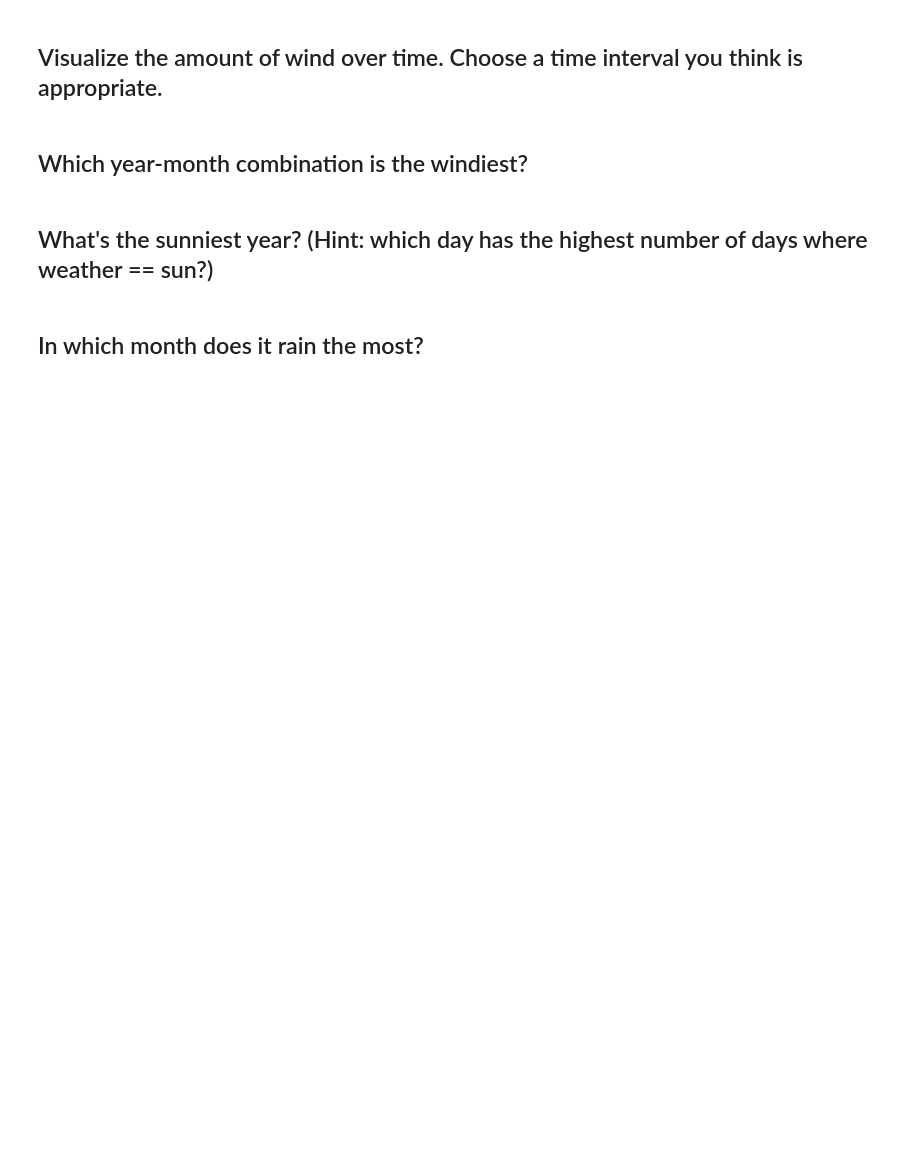
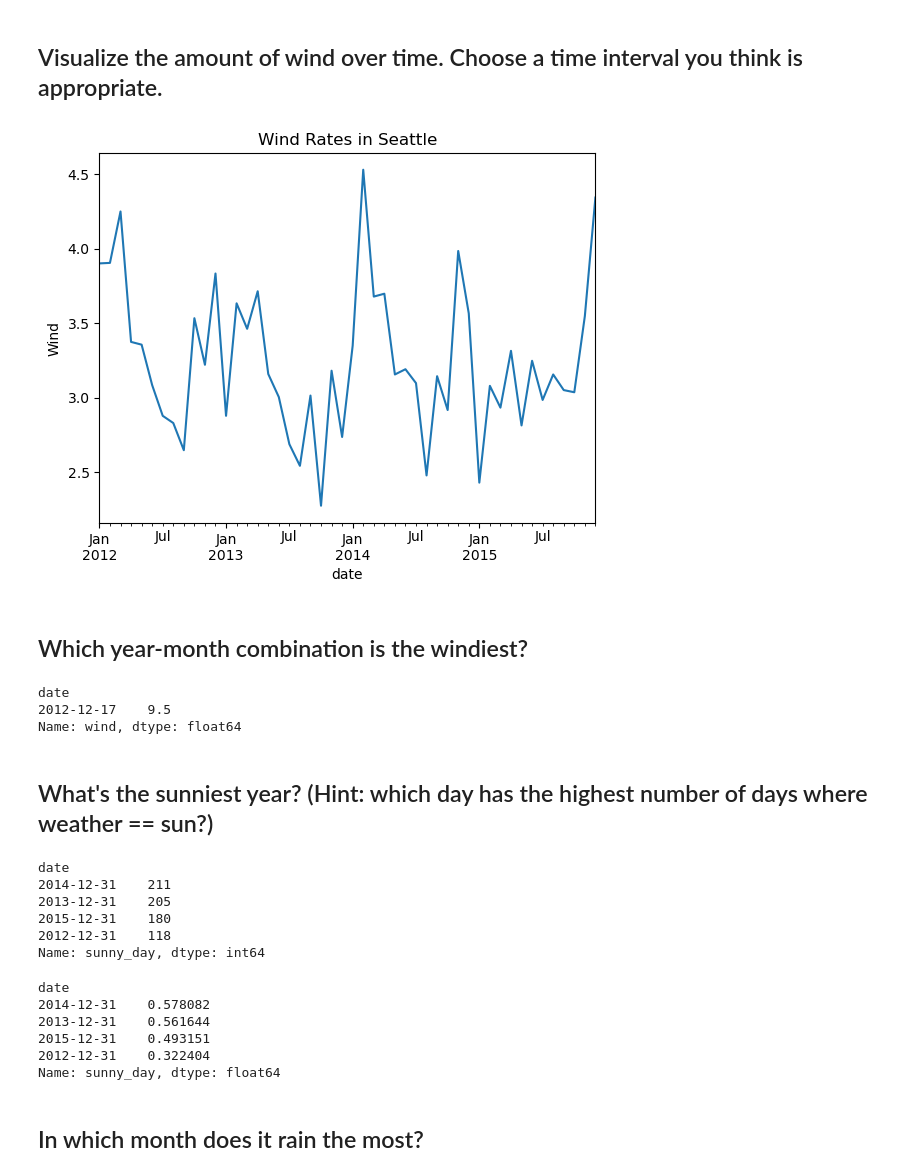
Before and after one commit to EstebanHernandez0/time-series, a Jupyter notebook: datetime_exercises.ipynb, the cells around one changed output. Drawn from its saved outputs; the diff is of its cells as text; code cells hidden in the pictures; blank space fills up the shorter version.

```diff
--- a/datetime_exercises.ipynb
+++ b/datetime_exercises.ipynb
@@ -143,6 +226,19 @@ Freq: A-DEC, Name: precipitation, dtype: object
 # %% [markdown]
 ## Visualize the amount of wind over time. Choose a time interval you think is appropriate.
+# %%
+df.wind.resample('M').mean().plot()
+plt.title('Wind Rates in Seattle')
+plt.ylabel('Wind')
+plt.show()
+# %% [output]
+[figure, added]
 # %% [markdown]
 ## Which year-month combination is the windiest?
+# %%
+df.wind.sort_values(ascending=False).head(1)
+# %% [output]
+date
+2012-12-17    9.5
+Name: wind, dtype: float64
 # %% [markdown]
 ## What's the sunniest year? (Hint: which day has the highest number of days where weather == sun?)
@@ -149,2 +247,20 @@ Freq: A-DEC, Name: precipitation, dtype: object
+# %%
+df.sunny_day.resample('Y').sum().sort_values(ascending=False)
+# %% [output]
+date
+2014-12-31    211
+2013-12-31    205
+2015-12-31    180
+2012-12-31    118
+Name: sunny_day, dtype: int64
+# %%
+df.sunny_day.resample('Y').mean().sort_values(ascending=False)
+# %% [output]
+date
+2014-12-31    0.578082
+2013-12-31    0.561644
+2015-12-31    0.493151
+2012-12-31    0.322404
+Name: sunny_day, dtype: float64
 # %% [markdown]
 ## In which month does it rain the most?
```
Also changed, not shown: parts of 37 cells of this notebook.
